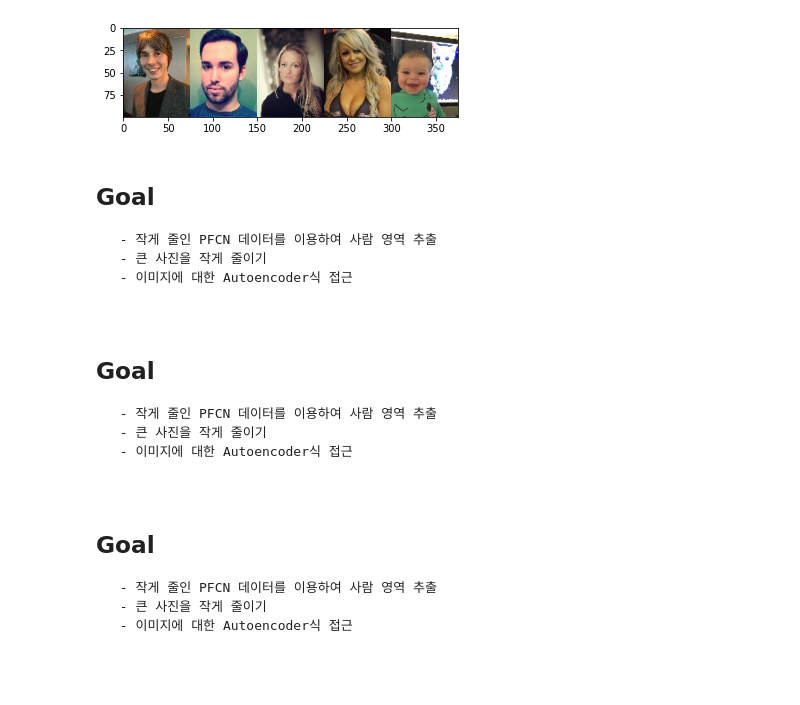
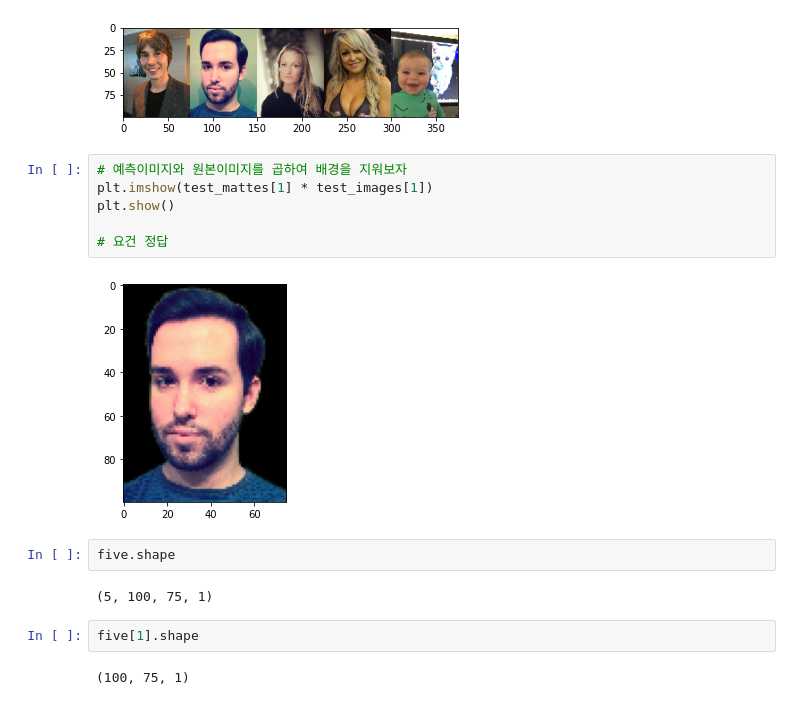
Before and after one commit to Vaycold/Python_DL, a Jupyter notebook: Image_Transformation/AutoEncoder를 활용한 이미지 분할.ipynb, the cells around one changed output. Drawn from its saved outputs; the diff is of its cells as text.

````diff
--- a/Image_Transformation/AutoEncoder를 활용한 이미지 분할.ipynb
+++ b/Image_Transformation/AutoEncoder를 활용한 이미지 분할.ipynb
@@ -372,21 +372,19 @@ plt.imshow(t2)
 # %% [output]
 <matplotlib.image.AxesImage at 0x...>
 [figure]
-# %% [markdown]
-## Goal
-```
- - 작게 줄인 PFCN 데이터를 이용하여 사람 영역 추출
- - 큰 사진을 작게 줄이기
- - 이미지에 대한 Autoencoder식 접근
-# %% [markdown]
-## Goal
-```
- - 작게 줄인 PFCN 데이터를 이용하여 사람 영역 추출
- - 큰 사진을 작게 줄이기
- - 이미지에 대한 Autoencoder식 접근
-# %% [markdown]
-## Goal
-```
- - 작게 줄인 PFCN 데이터를 이용하여 사람 영역 추출
- - 큰 사진을 작게 줄이기
- - 이미지에 대한 Autoencoder식 접근
+# %%
+# 예측이미지와 원본이미지를 곱하여 배경을 지워보자
+plt.imshow(test_mattes[1] * test_images[1])
+plt.show()
+
+# 요건 정답
+# %% [output]
+[figure, added]
+# %%
+five.shape
+# %% [output]
+(5, 100, 75, 1)
+# %%
+five[1].shape
+# %% [output]
+(100, 75, 1)
````
Also changed, not shown: parts of 17 cells of this notebook.
